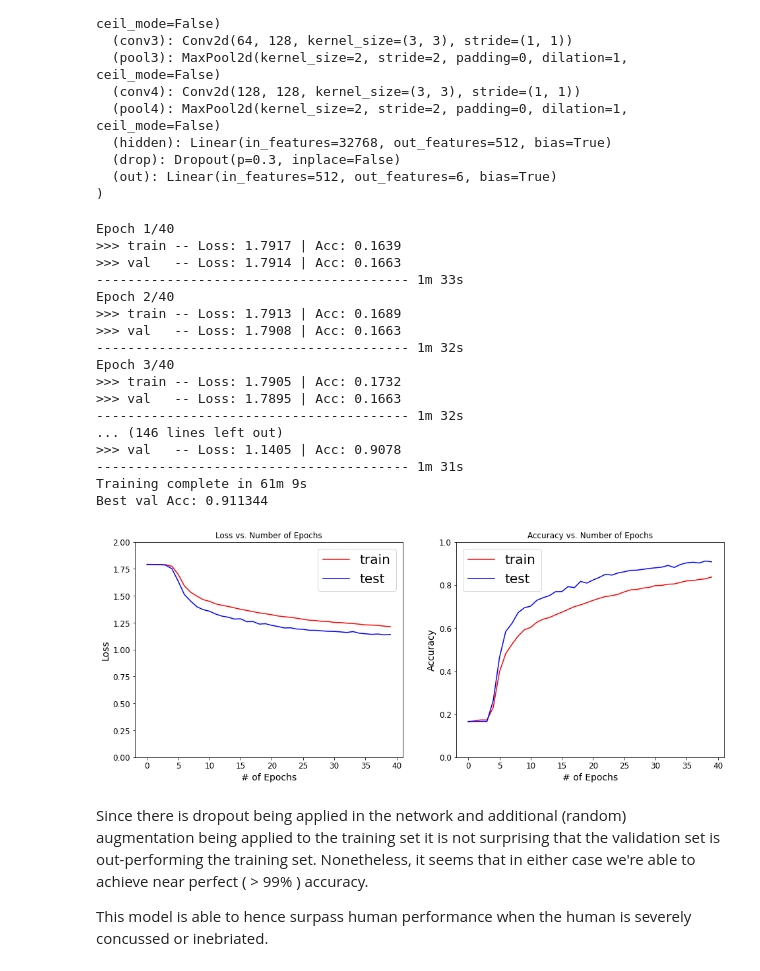
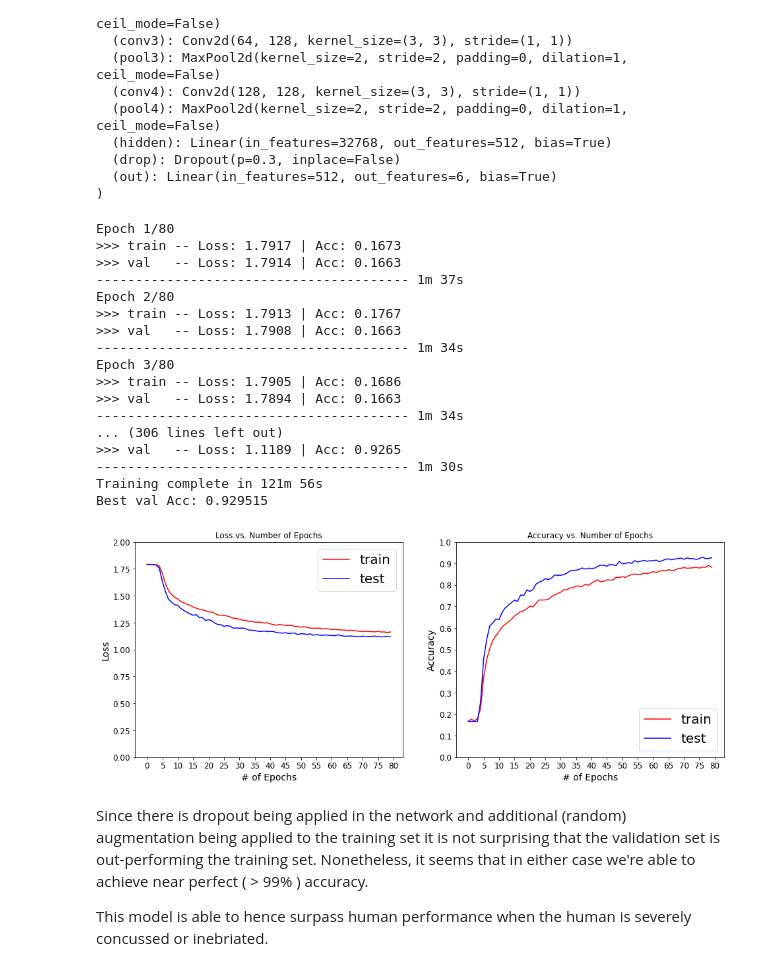
Before and after one commit to santiagonars/CNN-HowManyFingers-PyTorch, a Jupyter notebook: train-model.ipynb, the cells around one changed output. Cells and saved outputs as stored; diff of their text form; code cells hidden in the pictures.

Commit message:
Trainig test 8
Validation accuracy reached 92%

```diff
--- a/train-model.ipynb
+++ b/train-model.ipynb
@@ -330,61 +330,62 @@ def train_model(model, criterion, optimizer, scheduler, num_epochs=25):
     return model, acc_history, loss_history
 # %%
 # Test #7
-NUM_EPOCHS = 40
-PATH = './model_test7.pth'
+NUM_EPOCHS = 80
+PATH = './model_test8.pth'
 best_model, acc_history, loss_history = train_model(model, criterion, optimizer, lr_scheduler, num_epochs=NUM_EPOCHS)
 torch.save(best_model.state_dict(), PATH)
 # %% [output]
-Epoch 1/40
->>> train -- Loss: 1.7917 | Acc: 0.1639
+Epoch 1/80
+>>> train -- Loss: 1.7917 | Acc: 0.1673
 >>> val   -- Loss: 1.7914 | Acc: 0.1663
----------------------------------------- 1m 33s
-Epoch 2/40
->>> train -- Loss: 1.7913 | Acc: 0.1689
+---------------------------------------- 1m 37s
+Epoch 2/80
+>>> train -- Loss: 1.7913 | Acc: 0.1767
 >>> val   -- Loss: 1.7908 | Acc: 0.1663
----------------------------------------- 1m 32s
-Epoch 3/40
->>> train -- Loss: 1.7905 | Acc: 0.1732
->>> val   -- Loss: 1.7895 | Acc: 0.1663
----------------------------------------- 1m 32s
-... (146 lines left out)
->>> val   -- Loss: 1.1405 | Acc: 0.9078
----------------------------------------- 1m 31s
-Training complete in 61m 9s
-Best val Acc: 0.911344
+---------------------------------------- 1m 34s
+Epoch 3/80
+>>> train -- Loss: 1.7905 | Acc: 0.1686
+>>> val   -- Loss: 1.7894 | Acc: 0.1663
+---------------------------------------- 1m 34s
+... (306 lines left out)
+>>> val   -- Loss: 1.1189 | Acc: 0.9265
+---------------------------------------- 1m 30s
+Training complete in 121m 56s
+Best val Acc: 0.929515
 # %%
 train_loss_hist = []
 val_loss_hist = []
 train_acc_hist = []
 val_acc_hist = []
 
 train_loss_hist = [h for h in loss_history['train']]
 val_loss_hist = [h for h in loss_history['val']]
 train_acc_hist = [h.cpu().numpy() for h in acc_history['train']]
 val_acc_hist = [h.cpu().numpy() for h in acc_history['val']]
 
 plt.figure(figsize=(16,6))
 plt.subplot(1,2,1)
 plt.title("Loss vs. Number of Epochs")
 plt.xlabel("# of Epochs")
 plt.ylabel("Loss")
 plt.plot(range(NUM_EPOCHS), train_loss_hist,'r-', label="train")
 plt.plot(range(NUM_EPOCHS), val_loss_hist,'b-', label="test")
 plt.ylim((0,2))
 plt.xticks(np.arange(0, NUM_EPOCHS+1, 5.0))
 plt.legend(prop={'size': 20})
 plt.subplot(1,2,2)
 plt.title("Accuracy vs. Number of Epochs")
 plt.xlabel("# of Epochs")
 plt.ylabel("Accuracy")
 plt.plot(range(NUM_EPOCHS), train_acc_hist,'r-', label="train")
 plt.plot(range(NUM_EPOCHS), val_acc_hist,'b-', label="test")
 plt.ylim((0,1.))
 plt.xticks(np.arange(0, NUM_EPOCHS+1, 5.0))
+plt.yticks(np.arange(0, 1.1, 0.1))
 plt.legend(prop={'size': 20})
 plt.show()
 # %% [output]
-[figure, old version]
+[figure, new version]
 # %% [markdown]
 Since there is dropout being applied in the network and additional (random) augmentation being applied to the training set it is not surprising that the validation set is out-performing the training set. Nonetheless, it seems that in either case we're able to achieve near perfect ( > 99% ) accuracy.
 
```
